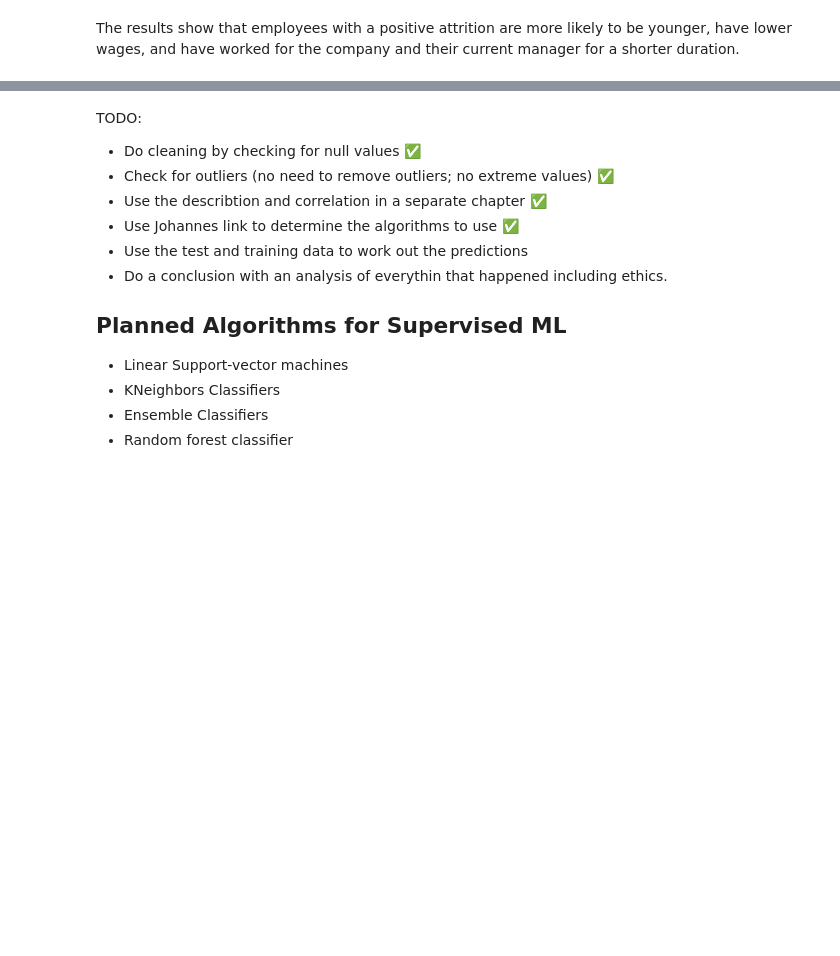
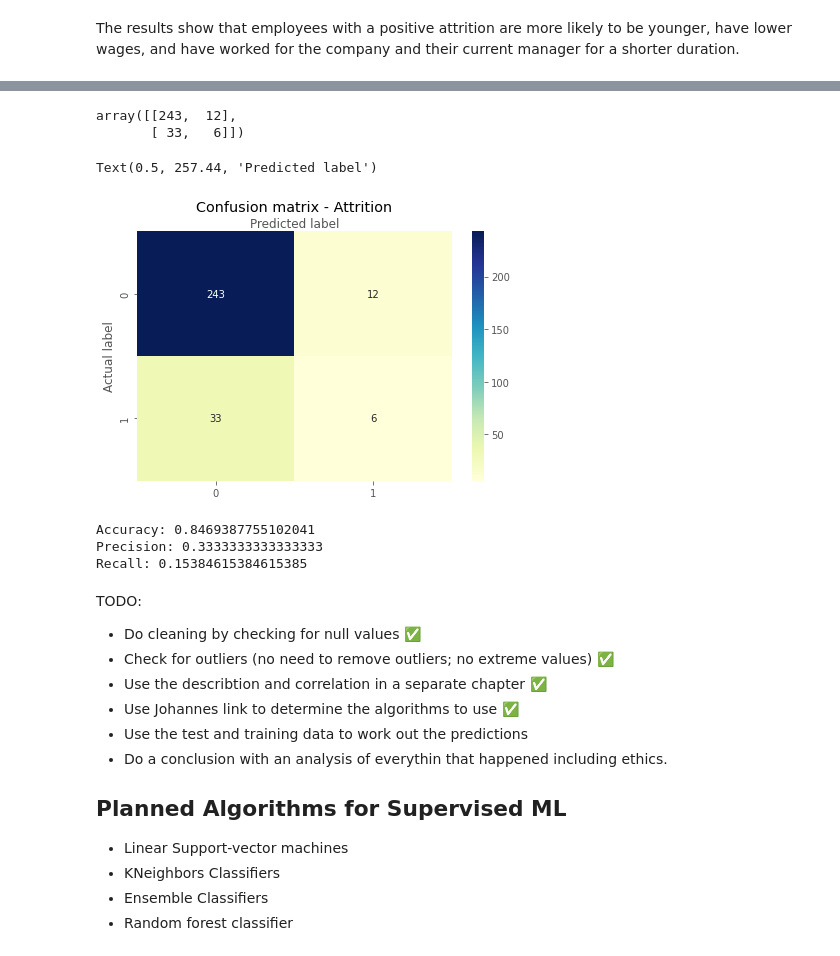
Before and after one commit to Ad2891/Slutuppgift-team12, a Jupyter notebook: Slutuppgift.ipynb, the cells around one changed output, grey strips where cells are left out. Cells and saved outputs as stored; diff of their text form; code cells hidden in the pictures; blank space fills up the shorter version.

```diff
--- a/Slutuppgift.ipynb
+++ b/Slutuppgift.ipynb
@@ -640,0 +803,11 @@ plt.show()
+# %%
+#Import Random Forest Model
+from sklearn.ensemble import RandomForestClassifier
+
+#Create a Gaussian Classifier
+clf=RandomForestClassifier(n_estimators=100)
+
+#Train the model using the training sets y_pred=clf.predict(X_test)
+clf.fit(XModel_train,yModel_train)
+
+yModel_predRF=clf.predict(XModel_test)
@@ -640,0 +831,33 @@ plt.show()
+# %%
+#Import confusion matrix
+from sklearn.metrics import confusion_matrix
+#Use the confusion matrix
+confusion_matrix = confusion_matrix(yModel_test, yModel_predRF)
+confusion_matrix
+# %% [output]
+array([[243,  12],
+       [ 33,   6]])
+# %%
+class_names=[0,1] # name  of classes
+fig, ax = plt.subplots()
+tick_marks = np.arange(len(class_names))
+plt.xticks(tick_marks, class_names)
+plt.yticks(tick_marks, class_names)
+# create heatmap
+sb.heatmap(pd.DataFrame(confusion_matrix), annot=True, cmap="YlGnBu" ,fmt='g')
+ax.xaxis.set_label_position("top")
+plt.tight_layout()
+plt.title('Confusion matrix - Attrition', y=1.1)
+plt.ylabel('Actual label')
+plt.xlabel('Predicted label')
+# %% [output]
+Text(0.5, 257.44, 'Predicted label')
+[figure, added]
+# %%
+print("Accuracy:",metrics.accuracy_score(yModel_test, yModel_predRF))
+print("Precision:",metrics.precision_score(yModel_test, yModel_predRF))
+print("Recall:",metrics.recall_score(yModel_test, yModel_predRF))
+# %% [output]
+Accuracy: 0.8469387755102041
+Precision: 0.3333333333333333
+Recall: 0.15384615384615385
```
Also changed, not shown: parts of 29 cells of this notebook.
